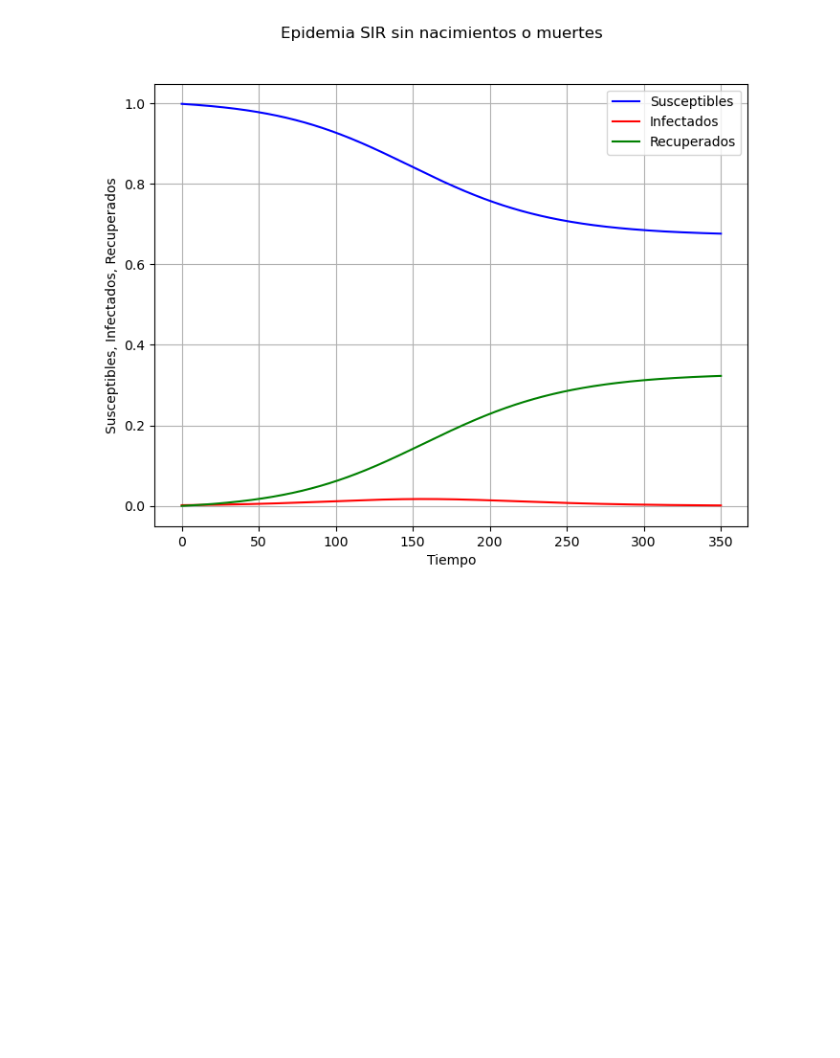
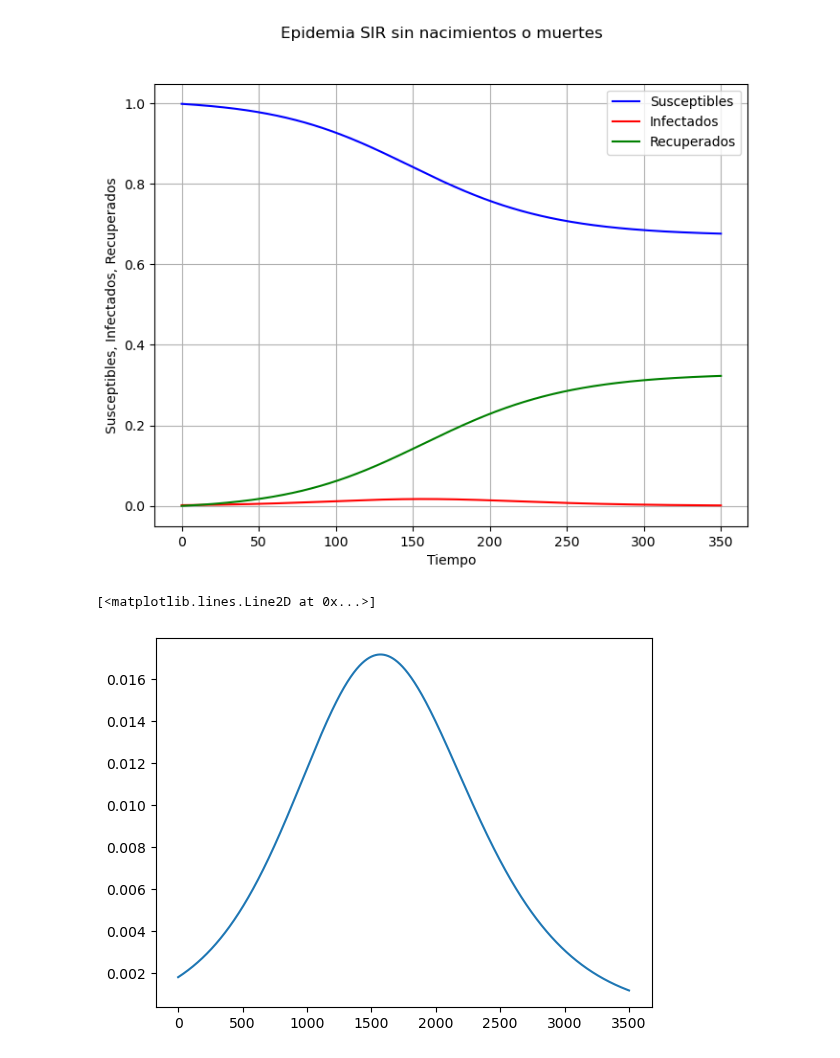
Before and after one commit to svargasro/Wildfire-Smoke-Spread-Over-Bogot-Workshops, a Jupyter notebook: Talleres/Taller 1/Modelo SIR/Modelo_SIR.ipynb, the cells around one changed output. Drawn from its saved outputs; the diff is of its cells as text; code cells hidden in the pictures; blank space fills up the shorter version.

```diff
--- a/Talleres/Taller 1/Modelo SIR/Modelo_SIR.ipynb
+++ b/Talleres/Taller 1/Modelo SIR/Modelo_SIR.ipynb
@@ -494,3 +494,8 @@ print(f"Día pico simulado: {dia_pico_simulado}, Día pico observado: {dia_pico_
 # %% [output]
 Día pico simulado: 157.0, Día pico observado: 157
 [figure]
+# %%
+plt.plot(sol[2])
+# %% [output]
+[<matplotlib.lines.Line2D at 0x...>]
+[figure, added]
```
